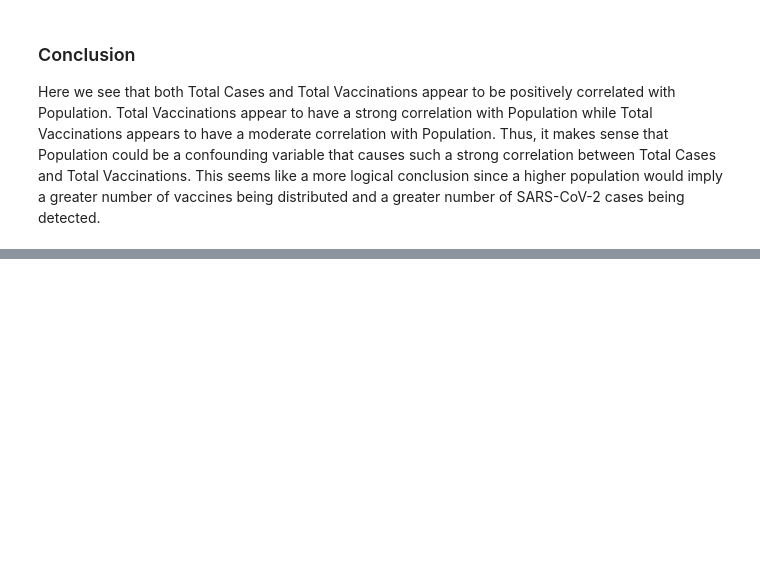
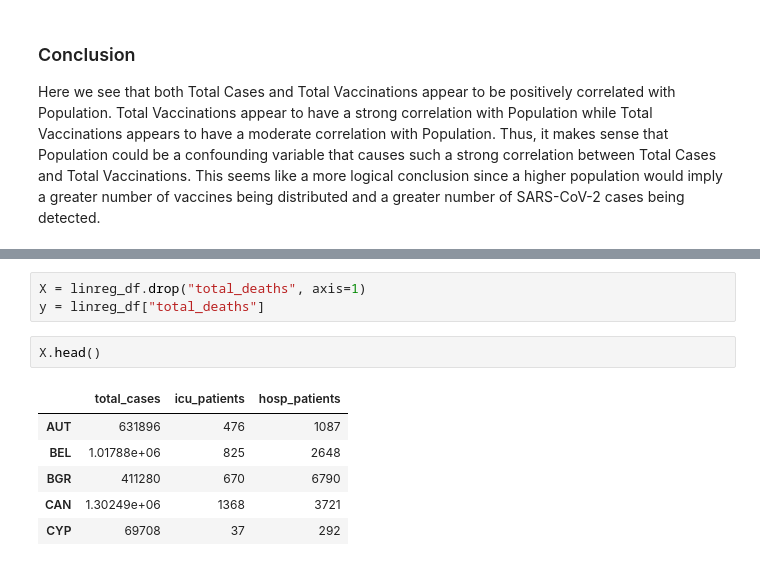
Before and after one commit to RobertJG17/covid-project, a Jupyter notebook: analytics.ipynb, the cells around one changed output, grey strips where cells are left out. Saved outputs shown, nothing was run; the diff lists cells and outputs as text; blank space fills up the shorter version.

```diff
--- a/analytics.ipynb
+++ b/analytics.ipynb
@@ -409,0 +513,12 @@ Here we see that both Total Cases and Total Vaccinations appear to be positively
+# %%
+X = linreg_df.drop("total_deaths", axis=1)
+y = linreg_df["total_deaths"]
+# %%
+X.head()
+# %% [output]
+|  | total_cases | icu_patients | hosp_patients |
+| AUT | 631896 | 476 | 1087 |
+| BEL | 1.01788e+06 | 825 | 2648 |
+| BGR | 411280 | 670 | 6790 |
+| CAN | 1.30249e+06 | 1368 | 3721 |
+| CYP | 69708 | 37 | 292 |
```
Also changed, not shown: parts of 25 cells of this notebook.
